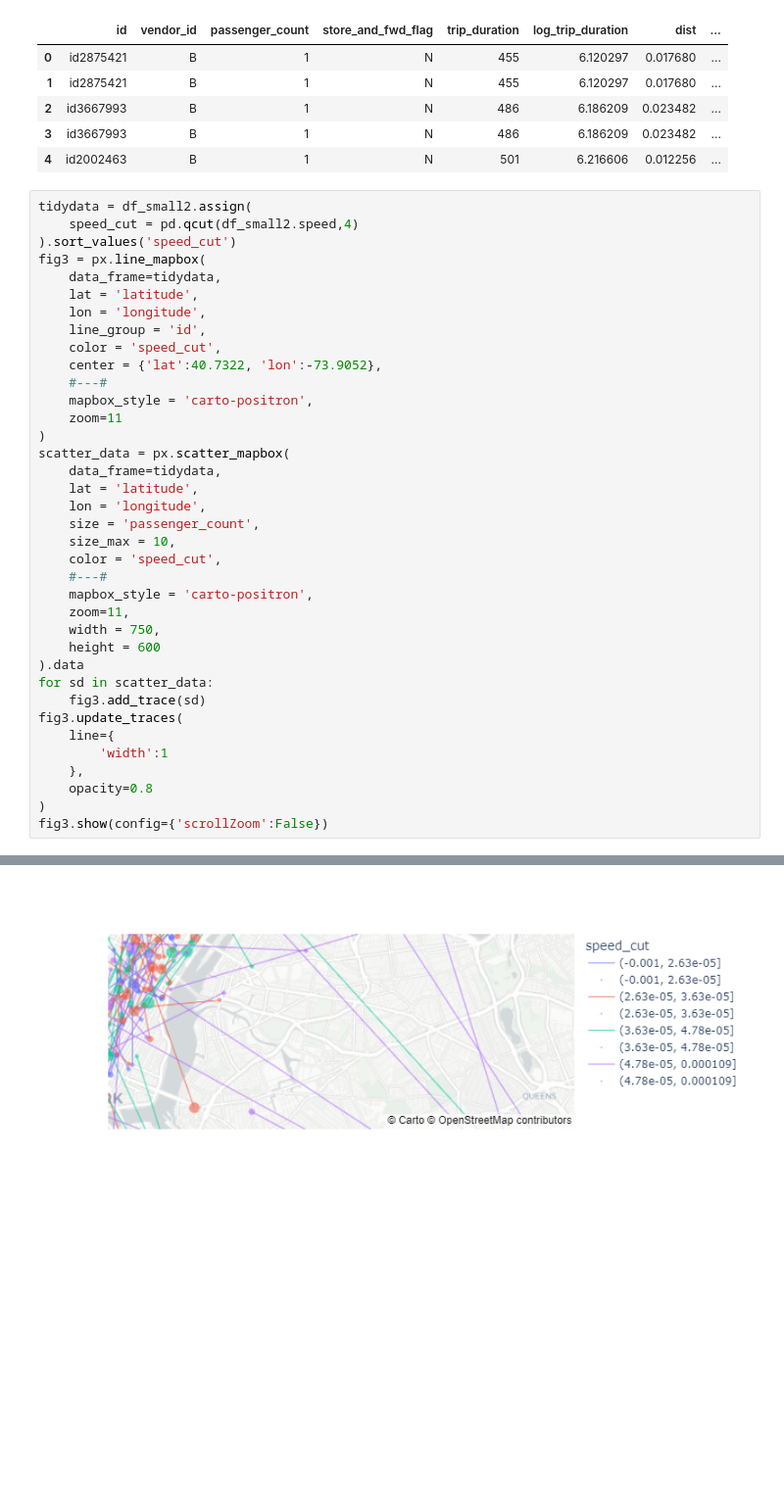
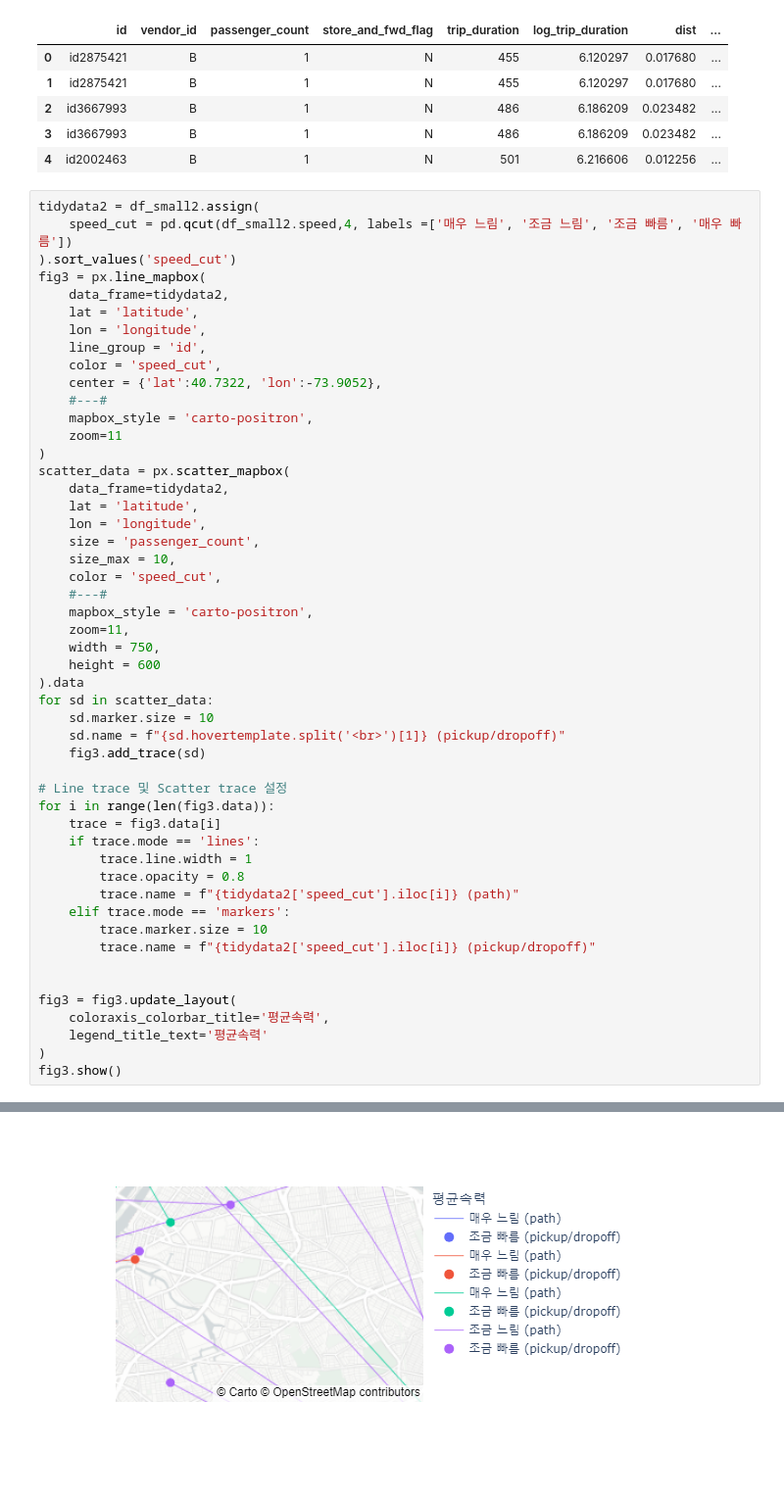
Before and after one commit to woojung23/final_term, a Jupyter notebook: finaltest.ipynb, the cells around one changed output, grey strips where cells are left out. Shown: that part at 98% size. Saved outputs shown, nothing was run; the diff lists cells and outputs as text; blank space fills up the shorter version.

```diff
--- a/finaltest.ipynb
+++ b/finaltest.ipynb
@@ -116,45 +116,58 @@ df_small2.head()
 | 3 | id3667993 | B | 1 | N | 486 | 6.186209 | 0.023482 | ... |
 | 4 | id2002463 | B | 1 | N | 501 | 6.216606 | 0.012256 | ... |
 # %%
-tidydata = df_small2.assign(
-    speed_cut = pd.qcut(df_small2.speed,4)
+tidydata2 = df_small2.assign(
+    speed_cut = pd.qcut(df_small2.speed,4, labels =['매우 느림', '조금 느림', '조금 빠름', '매우 빠름'])
 ).sort_values('speed_cut')
 fig3 = px.line_mapbox(
-    data_frame=tidydata,
+    data_frame=tidydata2,
     lat = 'latitude',
     lon = 'longitude',
     line_group = 'id',
     color = 'speed_cut',
     center = {'lat':40.7322, 'lon':-73.9052},
     #---#
     mapbox_style = 'carto-positron',
     zoom=11
 )
 scatter_data = px.scatter_mapbox(
-    data_frame=tidydata,
+    data_frame=tidydata2,
     lat = 'latitude',
     lon = 'longitude',
     size = 'passenger_count',
     size_max = 10,
     color = 'speed_cut',
     #---#
     mapbox_style = 'carto-positron',
     zoom=11,
     width = 750,
     height = 600
 ).data
 for sd in scatter_data:
+    sd.marker.size = 10
+    sd.name = f"{sd.hovertemplate.split('<br>')[1]} (pickup/dropoff)"
     fig3.add_trace(sd)
-fig3.update_traces(
-    line={
-        'width':1
-    },
-    opacity=0.8
+
+# Line trace 및 Scatter trace 설정
+for i in range(len(fig3.data)):
+    trace = fig3.data[i]
+    if trace.mode == 'lines':
+        trace.line.width = 1
+        trace.opacity = 0.8
+        trace.name = f"{tidydata2['speed_cut'].iloc[i]} (path)"
+    elif trace.mode == 'markers':
+        trace.marker.size = 10
+        trace.name = f"{tidydata2['speed_cut'].iloc[i]} (pickup/dropoff)"
+
+
+fig3 = fig3.update_layout(
+    coloraxis_colorbar_title='평균속력',
+    legend_title_text='평균속력'
 )
-fig3.show(config={'scrollZoom':False})
+fig3.show()
 # %% [output]
 The default of observed=False is deprecated and will be changed to True in a future version of pandas. Pass observed=False to retain current behavior or observed=True to adopt the future default and s ...
 
 
 The default of observed=False is deprecated and will be changed to True in a future version of pandas. Pass observed=False to retain current behavior or observed=True to adopt the future default and s ...
-[figure, old version]
+[figure, new version]
```
Also changed, not shown: parts of 2 cells of this notebook, 2 other files.
